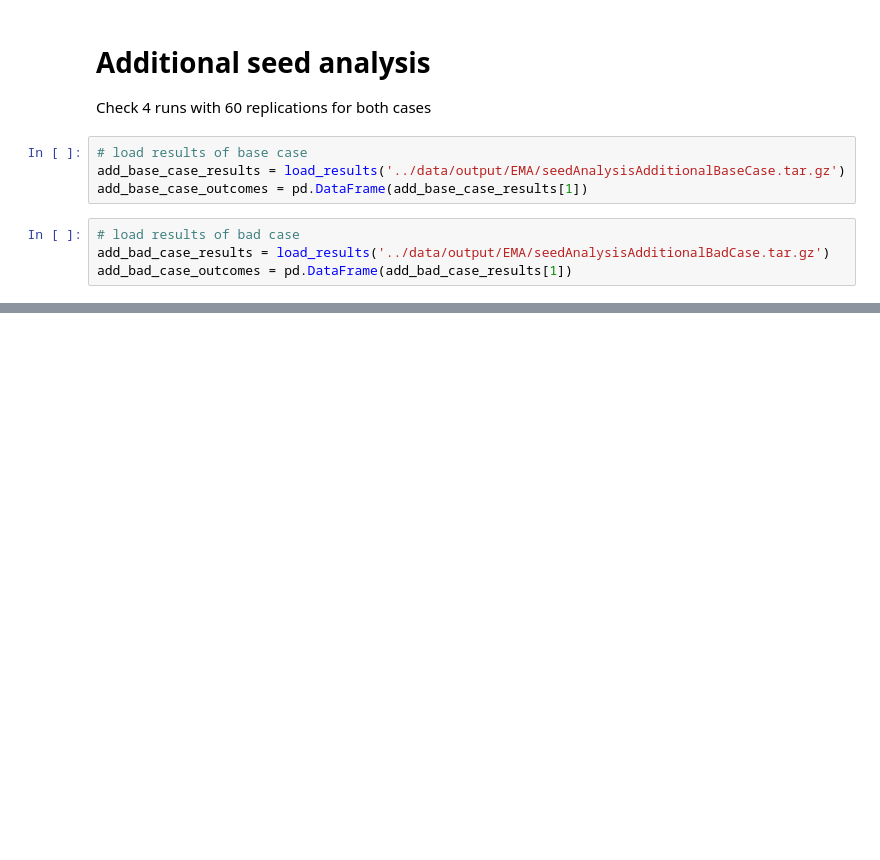
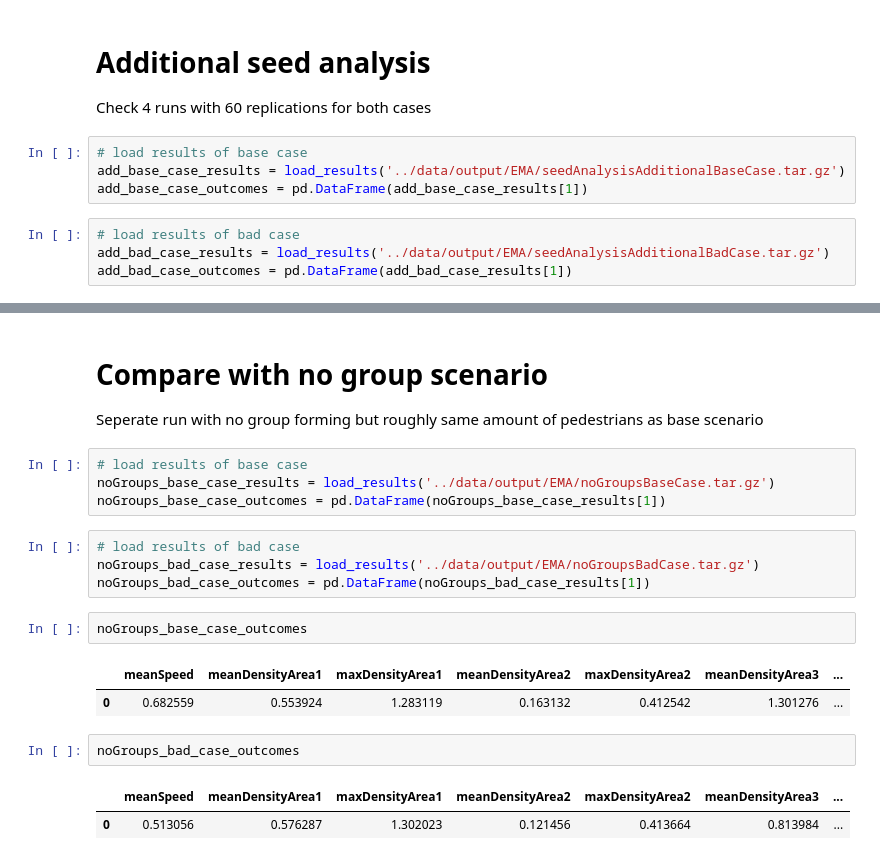
Before and after one commit to floristevito/CrowdSim, a Jupyter notebook: analysis/seed_analysis_results.ipynb, the cells around one changed output, grey strips where cells are left out. Drawn from its saved outputs; the diff is of its cells as text; blank space fills up the shorter version.

Commit message:
no group results analysis

```diff
--- a/analysis/seed_analysis_results.ipynb
+++ b/analysis/seed_analysis_results.ipynb
@@ -122,3 +122,24 @@ add_bad_case_outcomes.describe()
 | 50% | 0.418535 | 0.007826 | 0.508566 | 0.048939 | 1.199527 | ... |
 | 75% | 0.419130 | 0.008188 | 0.510516 | 0.051963 | 1.203293 | ... |
 | max | 0.420009 | 0.008851 | 0.515216 | 0.053868 | 1.210161 | ... |
+# %% [markdown]
+# Compare with no group scenario
+Seperate run with no group forming but roughly same amount of pedestrians as base scenario
+# %%
+# load results of base case
+noGroups_base_case_results = load_results('../data/output/EMA/noGroupsBaseCase.tar.gz')
+noGroups_base_case_outcomes = pd.DataFrame(noGroups_base_case_results[1])
+# %%
+# load results of bad case
+noGroups_bad_case_results = load_results('../data/output/EMA/noGroupsBadCase.tar.gz')
+noGroups_bad_case_outcomes = pd.DataFrame(noGroups_bad_case_results[1])
+# %%
+noGroups_base_case_outcomes
+# %% [output]
+|  | meanSpeed | meanDensityArea1 | maxDensityArea1 | meanDensityArea2 | maxDensityArea2 | meanDensityArea3 | ... |
+| 0 | 0.682559 | 0.553924 | 1.283119 | 0.163132 | 0.412542 | 1.301276 | ... |
+# %%
+noGroups_bad_case_outcomes
+# %% [output]
+|  | meanSpeed | meanDensityArea1 | maxDensityArea1 | meanDensityArea2 | maxDensityArea2 | meanDensityArea3 | ... |
+| 0 | 0.513056 | 0.576287 | 1.302023 | 0.121456 | 0.413664 | 0.813984 | ... |
```
Also changed, not shown: 6 other files.
